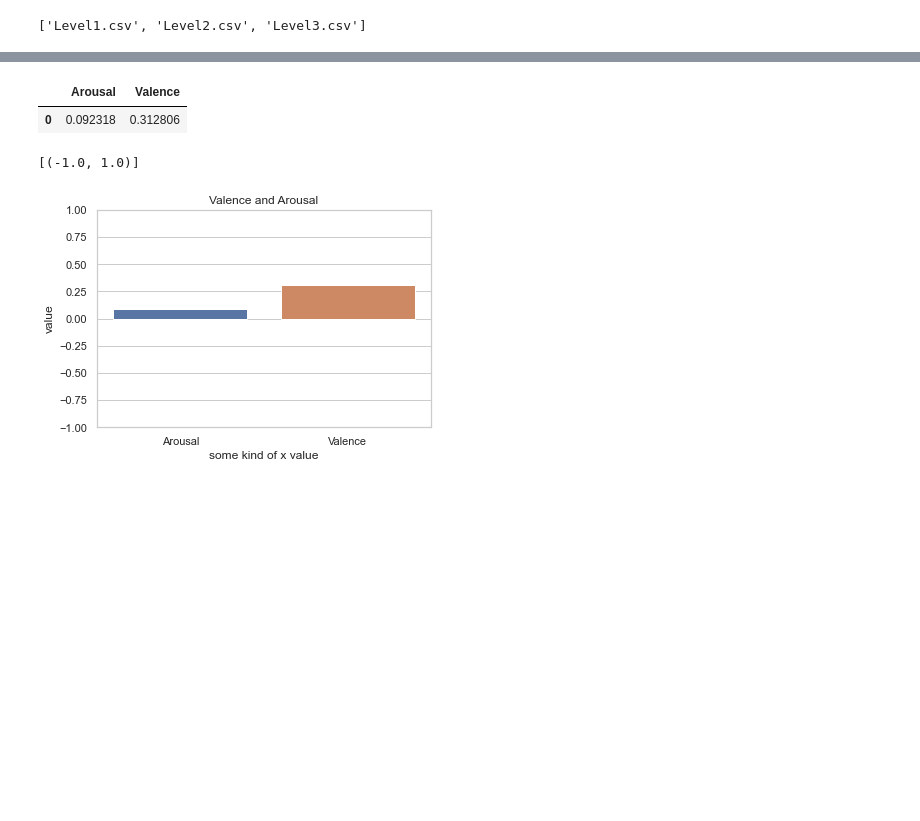
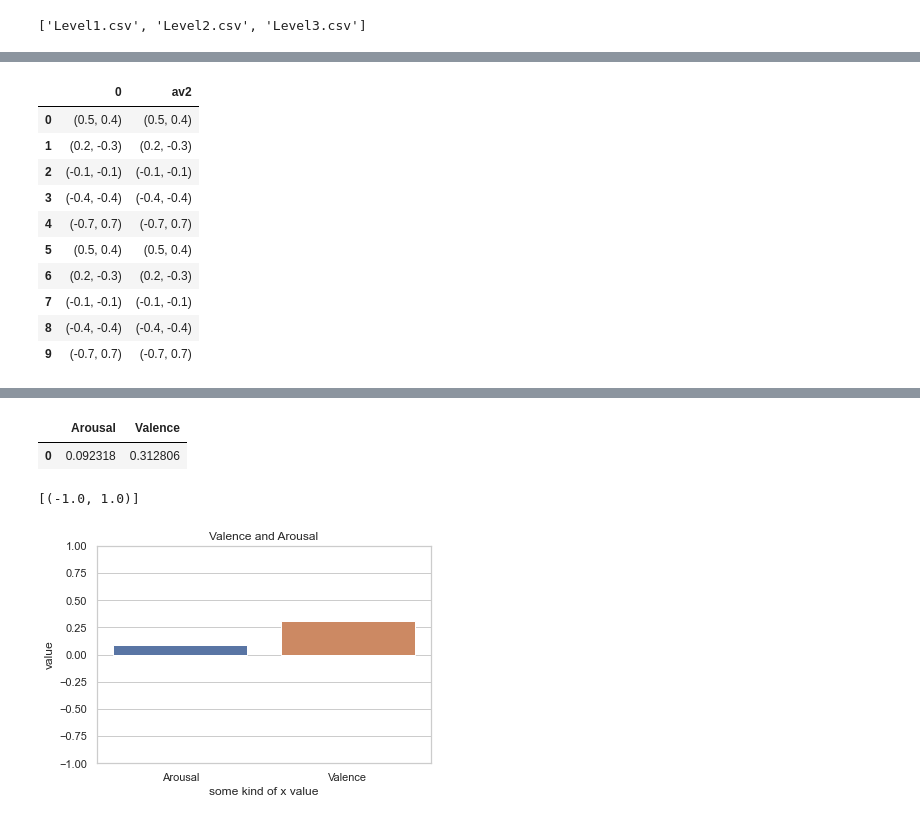
Before and after one commit to dovii/MPC-Data-Analysis, a Jupyter notebook: LevelAnalysis.ipynb, the cells around one changed output, grey strips where cells are left out. Cells and saved outputs as stored; diff of their text form; code cells hidden in the pictures; blank space fills up the shorter version.

```diff
--- a/LevelAnalysis.ipynb
+++ b/LevelAnalysis.ipynb
@@ -94,3 +160,45 @@ av
+# %%
+#Arousal + Valence
+av = df1.iloc[:, 0:2]
+
+#av["AV"] = av[["arousal","valence"]].apply(tuple, axis=1)
+
+av1 = av[["arousal","valence"]].apply(tuple, axis=1)
+
+
+
+av2 = av[["arousal","valence"]].apply(tuple, axis=1)
+
+av3 = pd.DataFrame(av1)
+
+av4 = pd.DataFrame(av2)
+
+av3["av2"] = av4
+
+av5.reset_index(inplace=True, drop=True)
+av3
+
+#tuples = list(av.itertuples(index=False, name=None))
+#print(tuples)
+#tuples
+
+#av1 = av.iloc[:, 2]
+#print(av1)
+
+#av2 = df1.iloc[:, 0:2]
+#av2["AV"] = av2[["arousal","valence"]].apply(tuple, axis=1)
+# %% [output]
+|  | 0 | av2 |
+| 0 | (0.5, 0.4) | (0.5, 0.4) |
+| 1 | (0.2, -0.3) | (0.2, -0.3) |
+| 2 | (-0.1, -0.1) | (-0.1, -0.1) |
+| 3 | (-0.4, -0.4) | (-0.4, -0.4) |
+| 4 | (-0.7, 0.7) | (-0.7, 0.7) |
+| 5 | (0.5, 0.4) | (0.5, 0.4) |
+| 6 | (0.2, -0.3) | (0.2, -0.3) |
+| 7 | (-0.1, -0.1) | (-0.1, -0.1) |
+| 8 | (-0.4, -0.4) | (-0.4, -0.4) |
+| 9 | (-0.7, 0.7) | (-0.7, 0.7) |
 # %%
 ax = sns.lineplot(data=av)
 ax.set(xlabel='some kind of x value', ylabel='value', title='Valence and Arousal')
```
Also changed, not shown: parts of 7 cells of this notebook.
